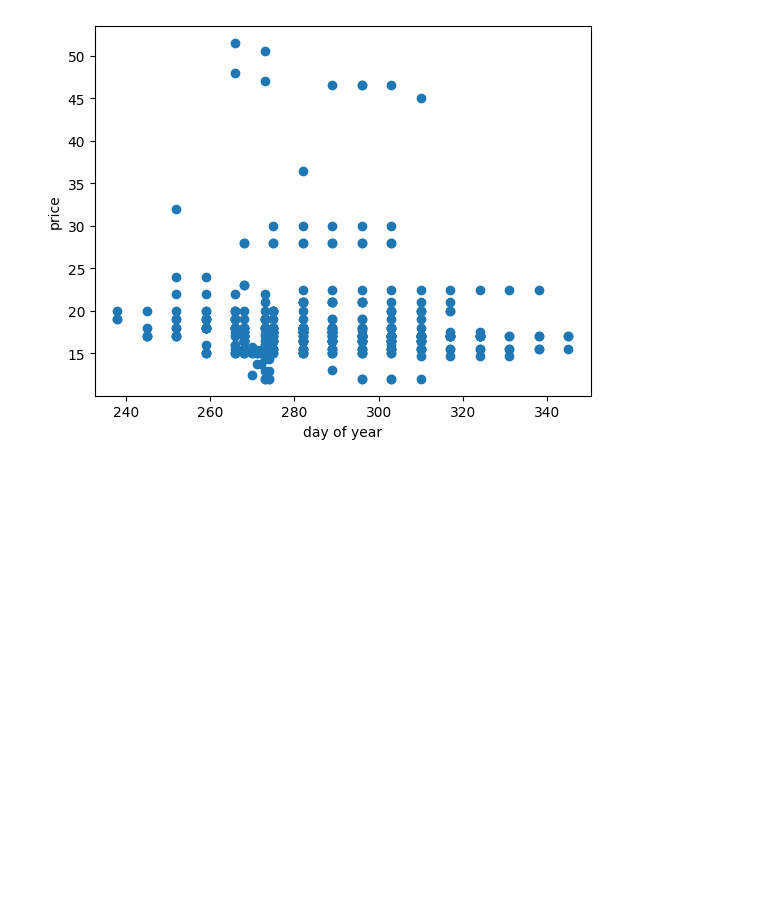
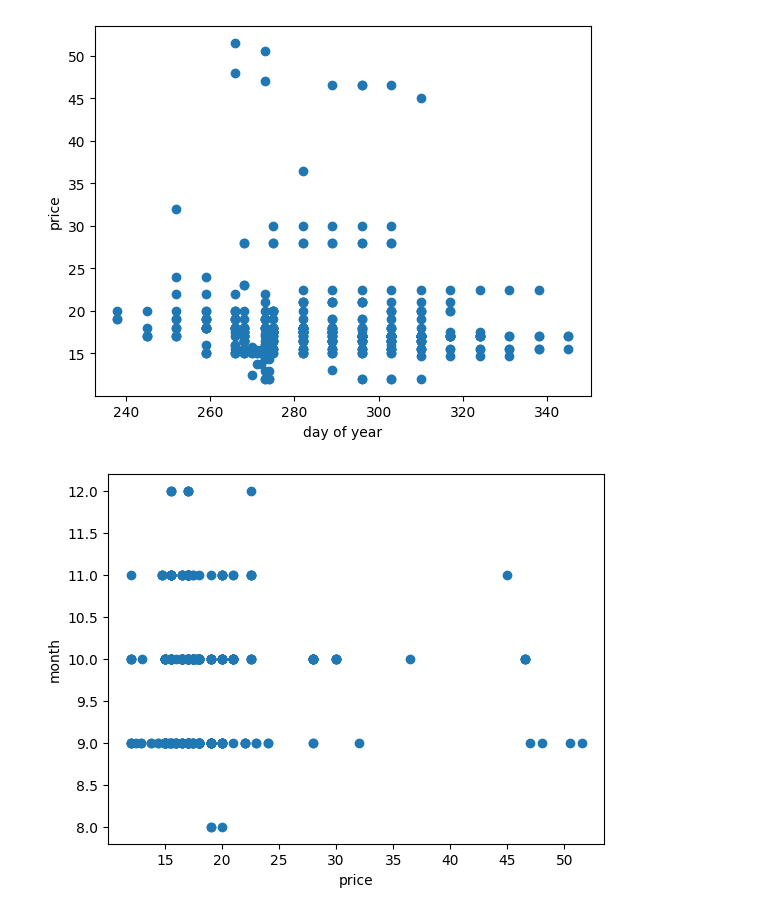
Before and after one commit to Dave-019/machine-learning-journey, a Jupyter notebook: regression/reg.ipynb, the cells around one changed output. Saved outputs shown, nothing was run; the diff lists cells and outputs as text; code cells hidden in the pictures; blank space fills up the shorter version.

```diff
--- a/regression/reg.ipynb
+++ b/regression/reg.ipynb
@@ -97,3 +97,13 @@ plt.xlabel("day of year")
 # %% [output]
 Text(0.5, 0, 'day of year')
 [figure]
+# %%
+price = N_df['price']
+month = N_df['month']
+
+plt.scatter(price,month)
+plt.ylabel("month")
+plt.xlabel("price")
+plt.show()
+# %% [output]
+[figure, added]
```
Also changed, not shown: parts of 13 cells of this notebook, 3 other files.
